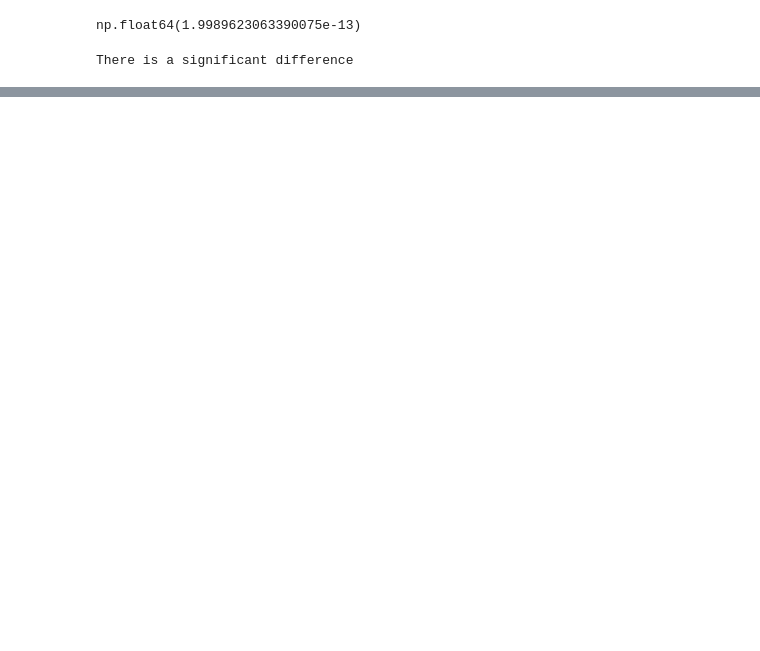
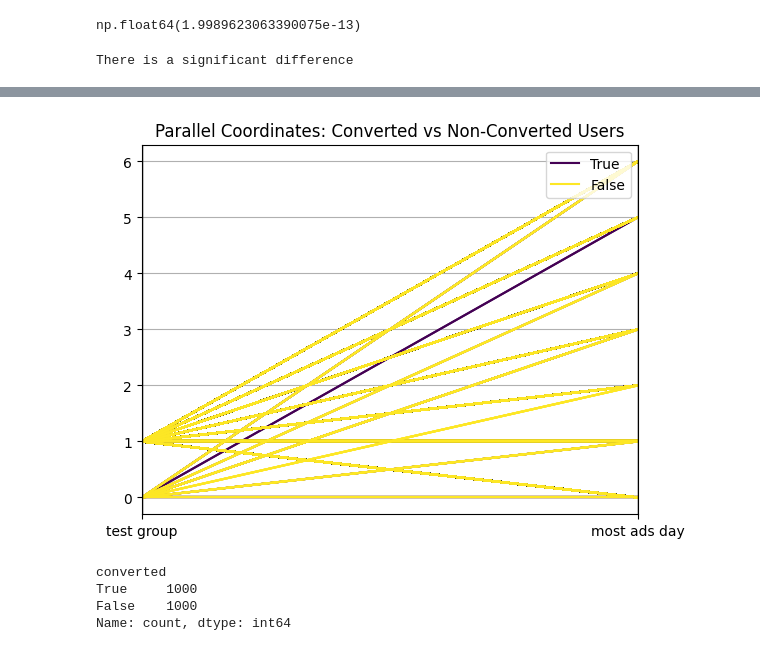
Before and after one commit to Kyo-Fox22/Marketing-A-B-Test, a Jupyter notebook: ab_test.ipynb, the cells around one changed output, grey strips where cells are left out. Cells and saved outputs as stored; diff of their text form; code cells hidden in the pictures; blank space fills up the shorter version.

```diff
--- a/ab_test.ipynb
+++ b/ab_test.ipynb
@@ -109,0 +185,44 @@ sns.heatmap(residuals, annot = True)
+# %%
+from pandas.plotting import parallel_coordinates
+import matplotlib.pyplot as plt
+
+n_samples = 2000
+
+# Prepare data
+plot_df = df.copy()
+
+plot_df['test group'] = plot_df['test group'].map({'ad': 1, 'psa': 0})
+plot_df['most ads day'] = plot_df['most ads day'].map({'Monday': 0, 'Tuesday': 1, 'Wednesday': 2, 'Thursday': 3,
+                                                       'Friday': 4, 'Saturday': 5, 'Sunday': 6})
+plot_df = plot_df.drop('user id', axis = 1) # irrelevant
+
+# Comment as fits
+plot_df = plot_df.drop('total ads', axis = 1) # This messes with the y-scale, causing other features to be hardly noticed
+plot_df = plot_df.drop('most ads hour', axis = 1) # Just to make visualization easier
+
+# Stratification
+converted_df = plot_df.loc[plot_df['converted'] == True, :]
+non_converted_df = plot_df.loc[plot_df['converted'] == False, :]
+
+combined_samples = pd.concat([
+    converted_df.sample(n_samples//2),
+    non_converted_df.sample(n_samples//2)
+], axis = 0)
+
+plt.figure()
+parallel_coordinates(
+    combined_samples,
+    class_column='converted',
+    colormap = 'viridis'
+)
+plt.title("Parallel Coordinates: Converted vs Non-Converted Users")
+plt.show()
+# %% [output]
+[figure, added]
+# %%
+combined_samples['converted'].value_counts()
+# %% [output]
+converted
+True     1000
+False    1000
+Name: count, dtype: int64
```
Also changed, not shown: parts of 15 cells of this notebook.
